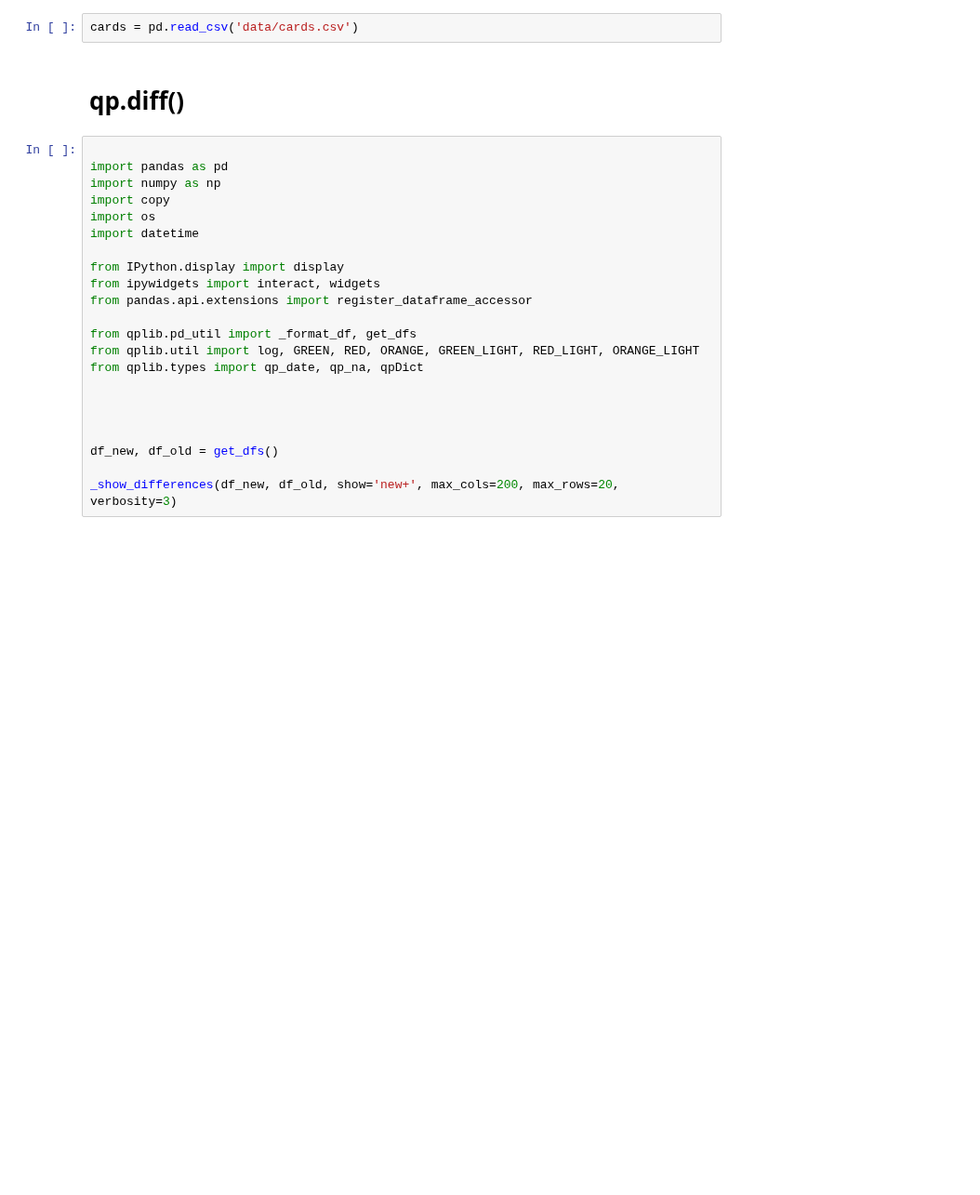
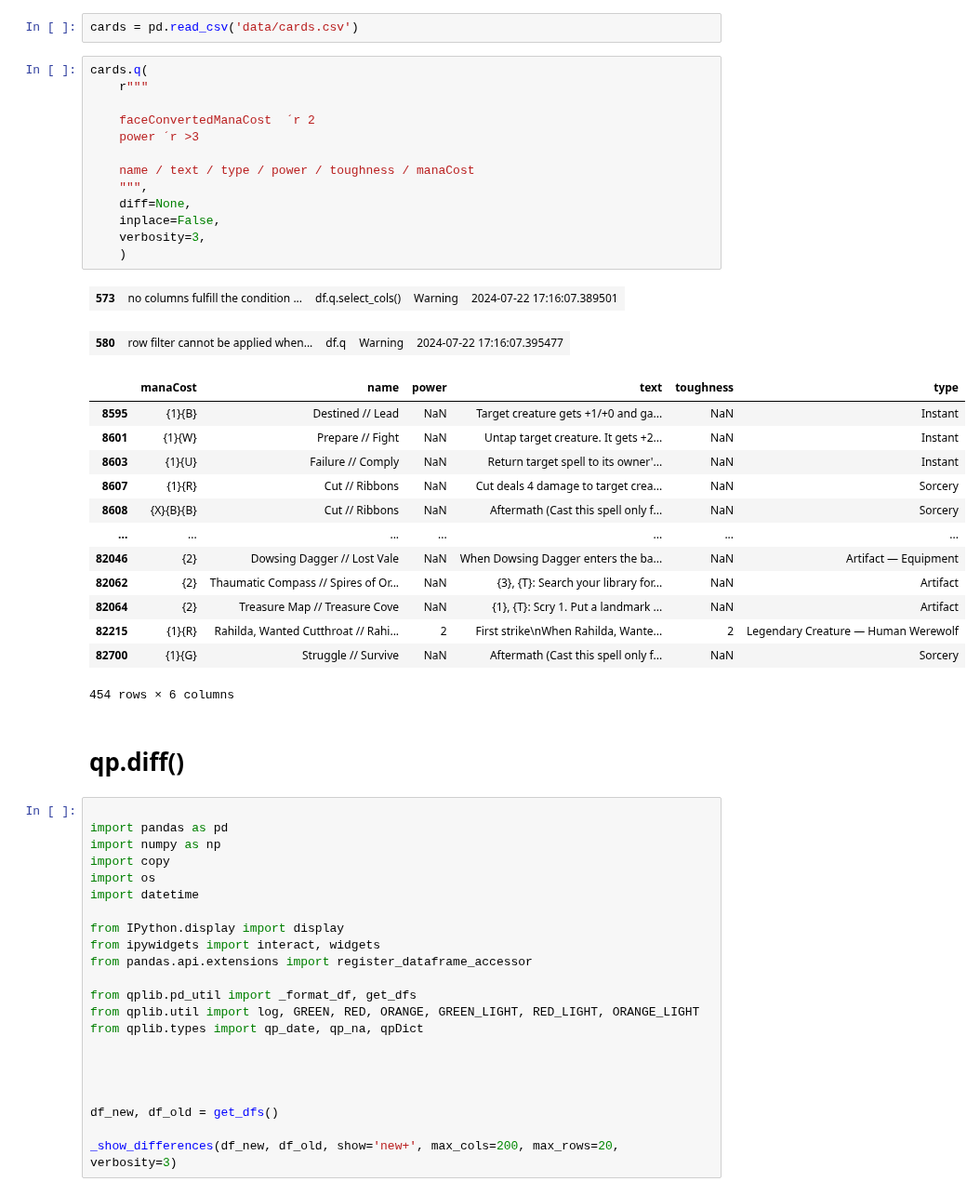
Before and after one commit to MartinVoelkl94/qplib_dev, a Jupyter notebook: prototyping.ipynb, the cells around one changed output. Shown at 93% size. Saved outputs shown, nothing was run; the diff lists cells and outputs as text; blank space fills up the shorter version.

```diff
--- a/prototyping.ipynb
+++ b/prototyping.ipynb
@@ -1056,5 +1062,34 @@ display(a, df)
 # %%
 cards = pd.read_csv('data/cards.csv')
+# %%
+cards.q(
+    r"""
+
+    faceConvertedManaCost  ´r 2
+    power ´r >3
+
+    name / text / type / power / toughness / manaCost
+    """,
+    diff=None,
+    inplace=False,
+    verbosity=3,
+    )
+# %% [output]
+| 573 | no columns fulfill the condition ... | df.q.select_cols() | Warning | 2024-07-22 17:16:07.389501 |
+| 580 | row filter cannot be applied when... | df.q | Warning | 2024-07-22 17:16:07.395477 |
+|  | manaCost | name | power | text | toughness | type |
+| 8595 | {1}{B} | Destined // Lead | NaN | Target creature gets +1/+0 and ga... | NaN | Instant |
+| 8601 | {1}{W} | Prepare // Fight | NaN | Untap target creature. It gets +2... | NaN | Instant |
+| 8603 | {1}{U} | Failure // Comply | NaN | Return target spell to its owner'... | NaN | Instant |
+| 8607 | {1}{R} | Cut // Ribbons | NaN | Cut deals 4 damage to target crea... | NaN | Sorcery |
+| 8608 | {X}{B}{B} | Cut // Ribbons | NaN | Aftermath (Cast this spell only f... | NaN | Sorcery |
+| ... | ... | ... | ... | ... | ... | ... |
+| 82046 | {2} | Dowsing Dagger // Lost Vale | NaN | When Dowsing Dagger enters the ba... | NaN | Artifact — Equipment |
+| 82062 | {2} | Thaumatic Compass // Spires of Or... | NaN | {3}, {T}: Search your library for... | NaN | Artifact |
+| 82064 | {2} | Treasure Map // Treasure Cove | NaN | {1}, {T}: Scry 1. Put a landmark ... | NaN | Artifact |
+| 82215 | {1}{R} | Rahilda, Wanted Cutthroat // Rahi... | 2 | First strike\nWhen Rahilda, Wante... | 2 | Legendary Creature — Human Werewolf |
+| 82700 | {1}{G} | Struggle // Survive | NaN | Aftermath (Cast this spell only f... | NaN | Sorcery |
+454 rows × 6 columns
 # %% [markdown]
 # qp.diff()
 # %%
```
Also changed, not shown: parts of 1 cell of this notebook, 3 other files.
